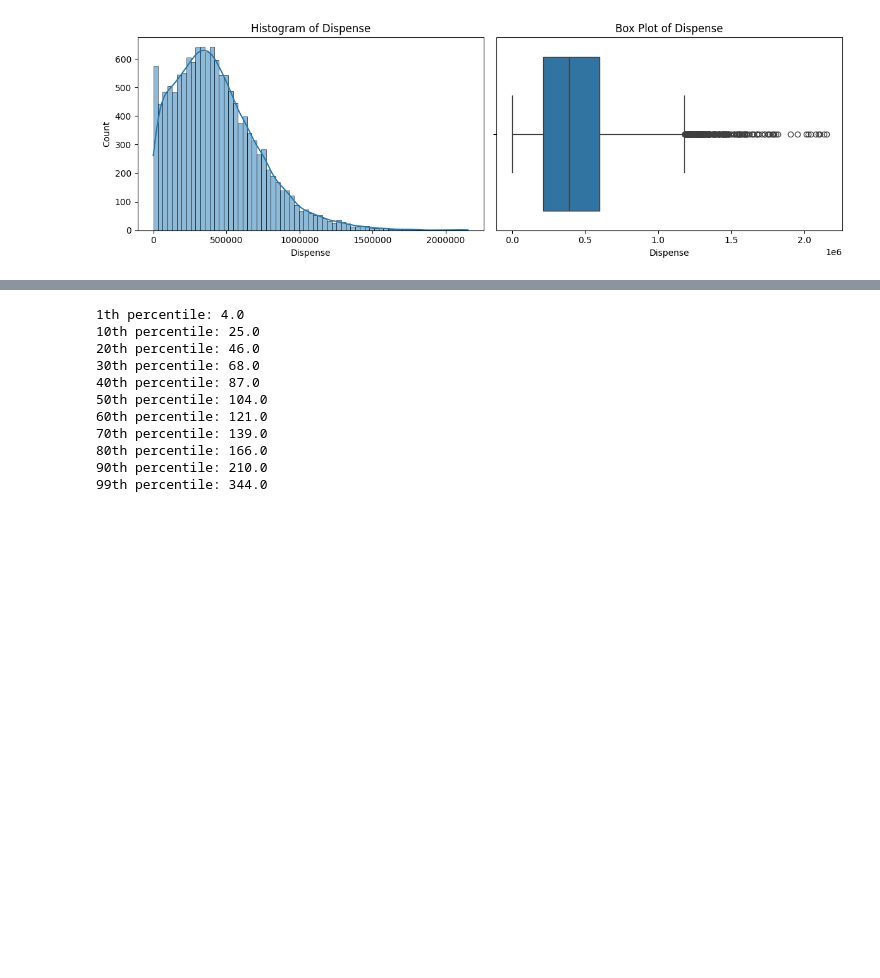
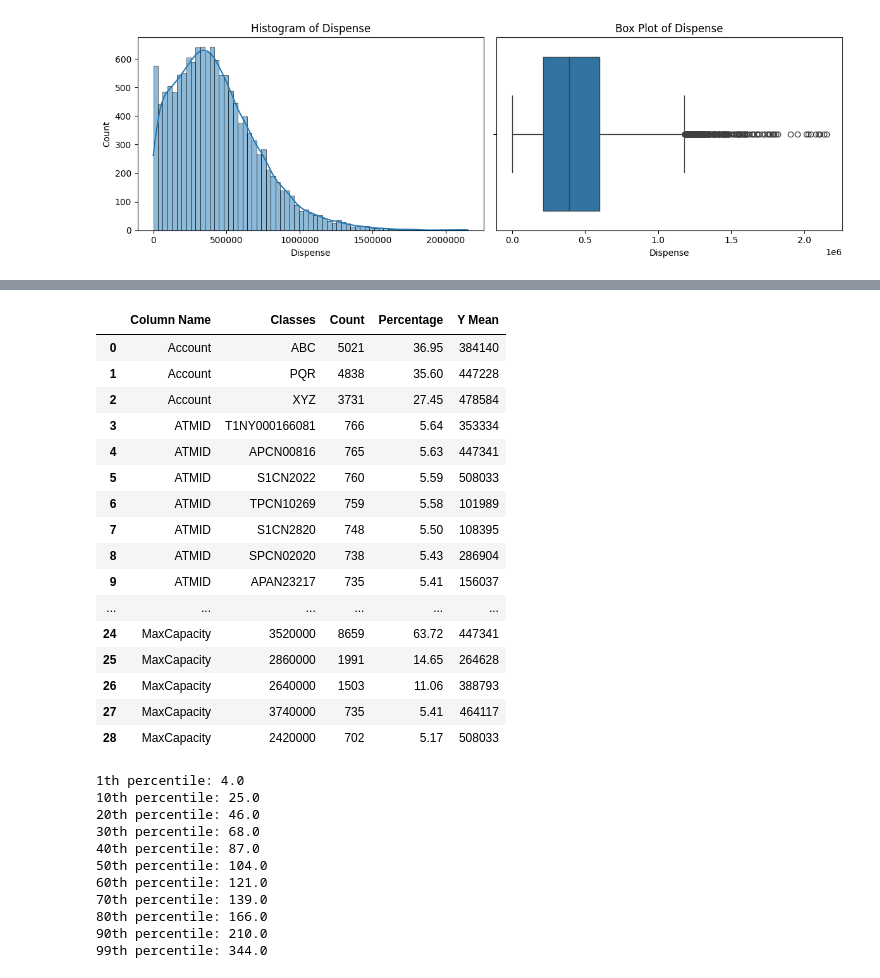
Before and after one commit to sumitmg/atm-cash-flow-prediction, a Jupyter notebook: code.ipynb, the cells around one changed output, grey strips where cells are left out. Saved outputs shown, nothing was run; the diff lists cells and outputs as text; code cells hidden in the pictures; blank space fills up the shorter version.

```diff
--- a/code.ipynb
+++ b/code.ipynb
@@ -156,3 +130,51 @@ ValueError: Length of list vectors must match length of `data` when both are use
+# %%
+cat_var = ['Account', 'ATMID', 'MaxCapacity']
+# %%
+def generate_class_table(dataframe, target_column):
+    class_table = pd.DataFrame(columns=['Column Name', 'Classes', 'Count', 'Percentage', 'Y Mean'])
+    for column in cat_var:
+        classes = dataframe[column].value_counts()
+        total_count = classes.sum()
+        percentages = (classes / total_count) * 100
+
+        #y_counts = dataframe[dataframe[target_column] == 'Y'][column].value_counts()
+        y_means = dataframe.groupby(column)[target_column].mean()
+
+        for class_value, count, percentage, y_means in zip(
+            classes.index, classes.values, percentages.values, y_means.values
+        ):
+            data = {
+                'Column Name': column,
+                'Classes': class_value,
+                'Count': count,
+                'Percentage': round(percentage, 2),
+                'Y Mean': round(y_means)
+            }
+            class_table = pd.concat([class_table,pd.DataFrame(data, index=[0])])
+            class_table.reset_index(drop=True, inplace=True)
+
+    return class_table
+# %%
+summary_1 = generate_class_table(df1,"Dispense")
+summary_1
+# %% [output]
+|  | Column Name | Classes | Count | Percentage | Y Mean |
+| 0 | Account | ABC | 5021 | 36.95 | 384140 |
+| 1 | Account | PQR | 4838 | 35.60 | 447228 |
+| 2 | Account | XYZ | 3731 | 27.45 | 478584 |
+| 3 | ATMID | T1NY000166081 | 766 | 5.64 | 353334 |
+| 4 | ATMID | APCN00816 | 765 | 5.63 | 447341 |
+| 5 | ATMID | S1CN2022 | 760 | 5.59 | 508033 |
+| 6 | ATMID | TPCN10269 | 759 | 5.58 | 101989 |
+| 7 | ATMID | S1CN2820 | 748 | 5.50 | 108395 |
+| 8 | ATMID | SPCN02020 | 738 | 5.43 | 286904 |
+| 9 | ATMID | APAN23217 | 735 | 5.41 | 156037 |
+| ... | ... | ... | ... | ... | ... |
+| 24 | MaxCapacity | 3520000 | 8659 | 63.72 | 447341 |
+| 25 | MaxCapacity | 2860000 | 1991 | 14.65 | 264628 |
+| 26 | MaxCapacity | 2640000 | 1503 | 11.06 | 388793 |
+| 27 | MaxCapacity | 3740000 | 735 | 5.41 | 464117 |
+| 28 | MaxCapacity | 2420000 | 702 | 5.17 | 508033 |
 # %%
 def percentile_values(data):
 
```
Also changed, not shown: parts of 19 cells of this notebook.
